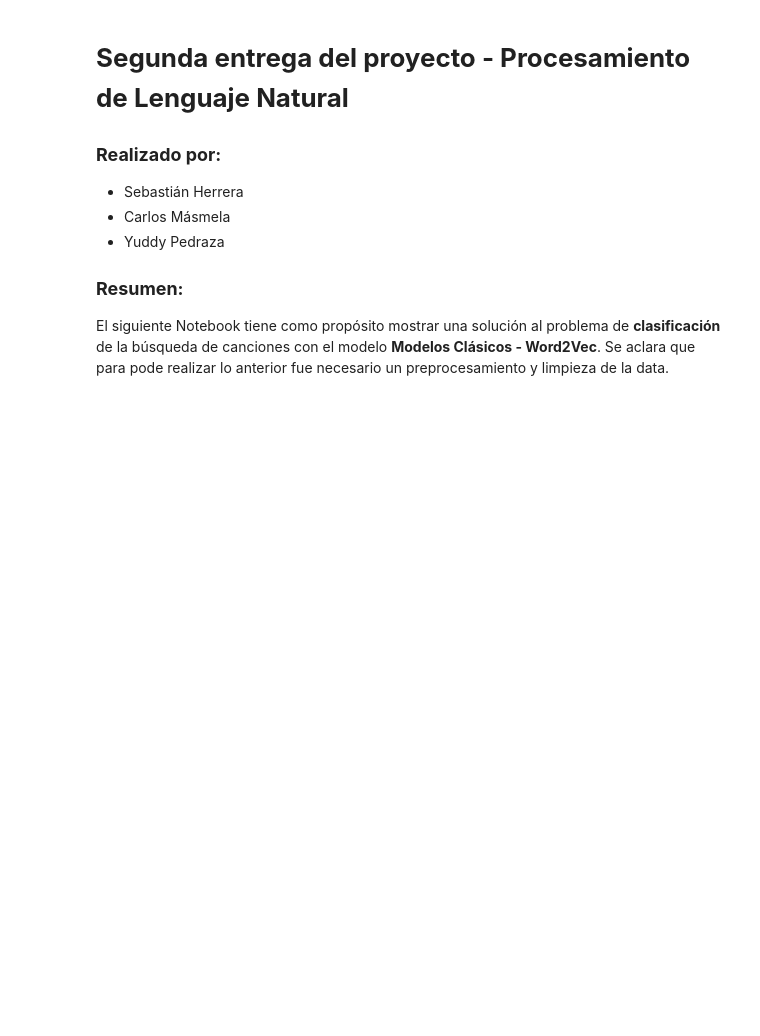
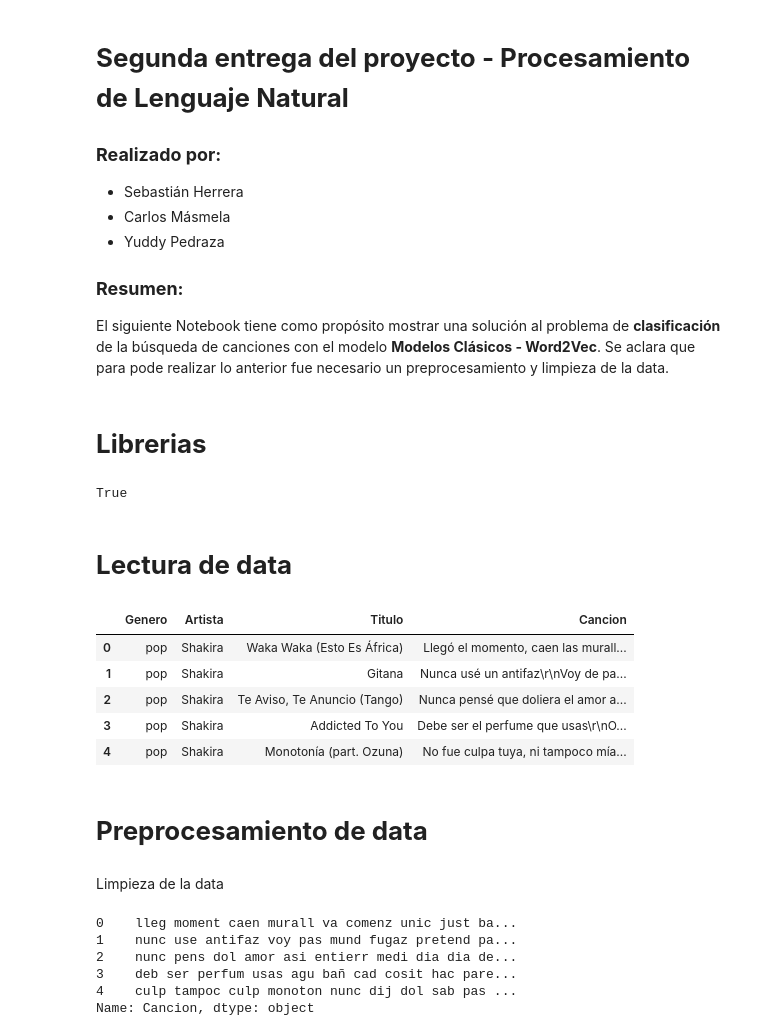
Before and after one commit to candemas97/hgmp-nlp-project, a Jupyter notebook: entregas/entrega2/clasificacion_lexica/modelos_clasicos_word2vec/main_clasico_word2vec.ipynb, the cells around one changed output. Cells and saved outputs as stored; diff of their text form; code cells hidden in the pictures; blank space fills up the shorter version.

```diff
--- a/entregas/entrega2/clasificacion_lexica/modelos_clasicos_word2vec/main_clasico_word2vec.ipynb
+++ b/entregas/entrega2/clasificacion_lexica/modelos_clasicos_word2vec/main_clasico_word2vec.ipynb
@@ -12,3 +12,11 @@
 ### **Resumen:**
 
 El siguiente Notebook tiene como propósito mostrar una solución al problema de **clasificación** de la búsqueda de canciones con el modelo **Modelos Clásicos - Word2Vec**. Se aclara que para pode realizar lo anterior fue necesario un preprocesamiento y limpieza de la data.
+# %% [markdown]
+# **Librerias**
+# %%
+import nltk
+
+nltk.download("all", quiet=True)
+# %% [output]
+True
@@ -14,0 +39,13 @@ El siguiente Notebook tiene como propósito mostrar una solución al problema de
+# %% [markdown]
+# **Lectura de data**
+# %%
+ruta = "../../../../data/data_processed/data.csv"
+data = pd.read_csv(ruta)
+data.head()
+# %% [output]
+|  | Genero | Artista | Titulo | Cancion |
+| 0 | pop | Shakira | Waka Waka (Esto Es África) | Llegó el momento, caen las murall... |
+| 1 | pop | Shakira | Gitana | Nunca usé un antifaz\r\nVoy de pa... |
+| 2 | pop | Shakira | Te Aviso, Te Anuncio (Tango) | Nunca pensé que doliera el amor a... |
+| 3 | pop | Shakira | Addicted To You | Debe ser el perfume que usas\r\nO... |
+| 4 | pop | Shakira | Monotonía (part. Ozuna) | No fue culpa tuya, ni tampoco mía... |
@@ -14,0 +57,4 @@ El siguiente Notebook tiene como propósito mostrar una solución al problema de
+# %% [markdown]
+# **Preprocesamiento de data**
+# %% [markdown]
+Limpieza de la data
@@ -14,0 +77,10 @@ El siguiente Notebook tiene como propósito mostrar una solución al problema de
+# %%
+X = X.apply(preprocesamiento_stemas)
+X.head()
+# %% [output]
+0    lleg moment caen murall va comenz unic just ba...
+1    nunc use antifaz voy pas mund fugaz pretend pa...
+2    nunc pens dol amor asi entierr medi dia dia de...
+3    deb ser perfum usas agu bañ cad cosit hac pare...
+4    culp tampoc culp monoton nunc dij dol sab pas ...
+Name: Cancion, dtype: object
```
Also changed, not shown: parts of 12 cells of this notebook, 2 other files.
